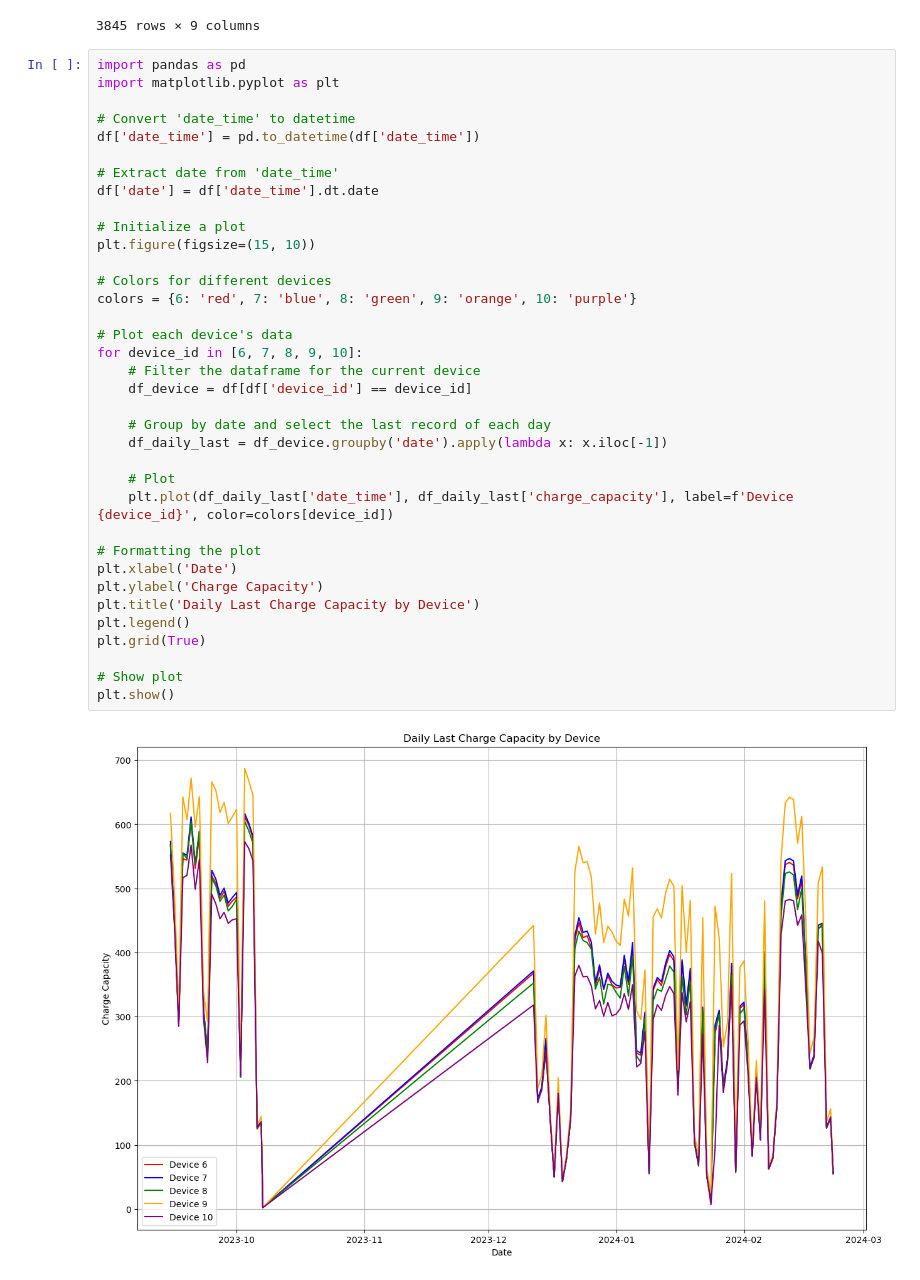
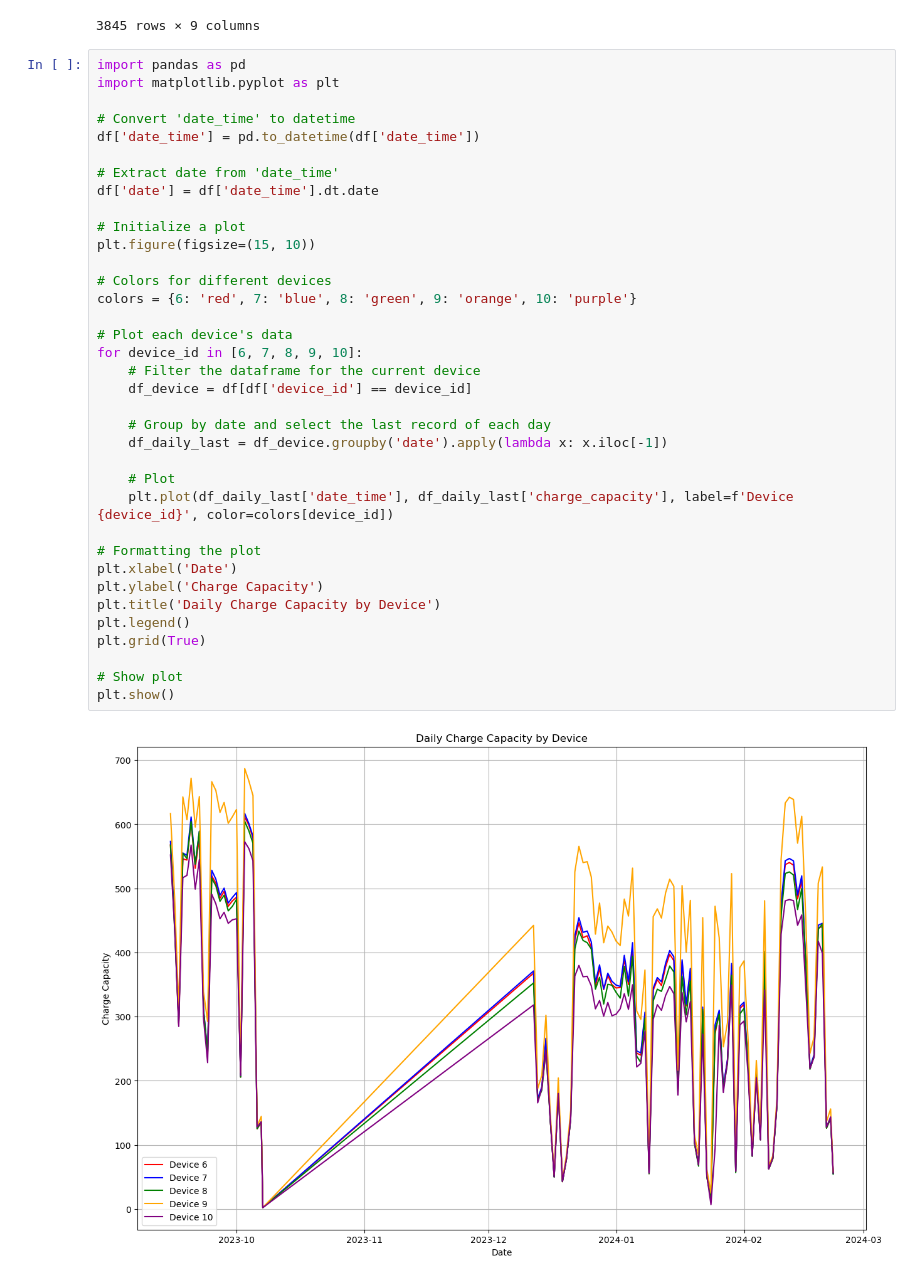
Before and after one commit to UGama/ChenTai_Power_Station, a Jupyter notebook: data_chart.ipynb, the cells around one changed output. Saved outputs shown, nothing was run; the diff lists cells and outputs as text.

```diff
--- a/data_chart.ipynb
+++ b/data_chart.ipynb
@@ -331,32 +331,32 @@ df['date_time'] = pd.to_datetime(df['date_time'])
 
 # Extract date from 'date_time'
 df['date'] = df['date_time'].dt.date
 
 # Initialize a plot
 plt.figure(figsize=(15, 10))
 
 # Colors for different devices
 colors = {6: 'red', 7: 'blue', 8: 'green', 9: 'orange', 10: 'purple'}
 
 # Plot each device's data
 for device_id in [6, 7, 8, 9, 10]:
     # Filter the dataframe for the current device
     df_device = df[df['device_id'] == device_id]
 
     # Group by date and select the last record of each day
     df_daily_last = df_device.groupby('date').apply(lambda x: x.iloc[-1])
 
     # Plot
     plt.plot(df_daily_last['date_time'], df_daily_last['charge_capacity'], label=f'Device {device_id}', color=colors[device_id])
 
 # Formatting the plot
 plt.xlabel('Date')
 plt.ylabel('Charge Capacity')
-plt.title('Daily Last Charge Capacity by Device')
+plt.title('Daily Charge Capacity by Device')
 plt.legend()
 plt.grid(True)
 
 # Show plot
 plt.show()
 # %% [output]
-[figure, old version]
+[figure, new version]
```
Also changed, not shown: 10 other files.
